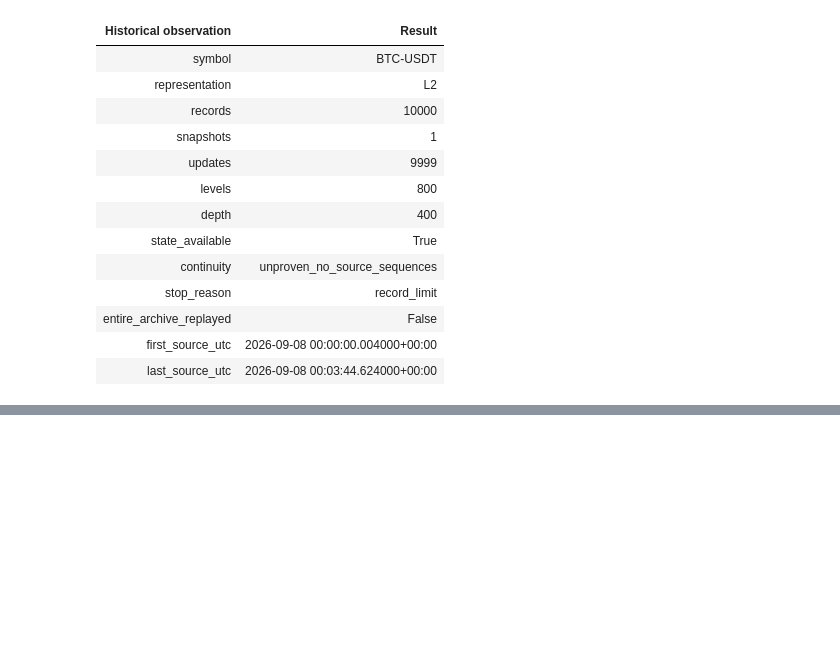
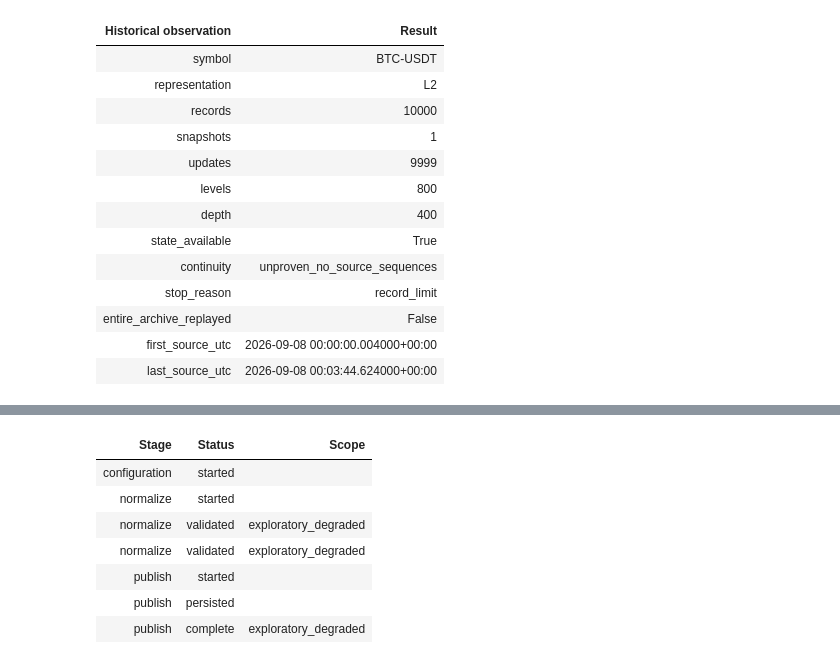
Before and after one commit to lixuanguang/alpha-research-lab-private, a Jupyter notebook: examples/research-foundations.ipynb, the cells around one changed output, grey strips where cells are left out. Drawn from its saved outputs; the diff is of its cells as text; code cells hidden in the pictures; blank space fills up the shorter version.

Commit message:
Compose generic dataset publication and streamline research notebook

```diff
--- a/examples/research-foundations.ipynb
+++ b/examples/research-foundations.ipynb
@@ -2393,0 +623,44 @@ measured need after that interface exists. Neither package is implemented here.
+# %%
+# standard library imports
+from shutil import which
+
+executable = which("alpha-dataset")
+assert executable is not None, "Refresh the installed package first."
+input_paths = [local / f"input-{index}.json" for index in range(len(inputs))]
+for path, item in zip(input_paths, inputs, strict=True):
+    path.write_bytes(codec.encode_json(item))
+command = subprocess.run(
+    [
+        executable,
+        "publish",
+        "--store",
+        str(raw_directory),
+        "--snapshots",
+        str(destination),
+        "--max-bytes",
+        str(max_bytes),
+        "--inputs",
+        *(str(path) for path in input_paths),
+    ],
+    cwd=local,
+    capture_output=True,
+    text=True,
+    check=False,
+    timeout=30,
+)
+assert command.returncode == 0, (command.stdout, command.stderr)
+records = [json.loads(line) for line in command.stdout.splitlines()]
+assert records[-1]["status"] == "complete" and records[-1]["snapshot_id"] == snapshot_id
+NotebookDisplay.show_table(
+    ("Stage", "Status", "Scope"),
+    [(row["stage"], row["status"], row.get("scope", "")) for row in records],
+)
+# %% [output]
+| Stage | Status | Scope |
+| configuration | started |  |
+| normalize | started |  |
+| normalize | validated | exploratory_degraded |
+| normalize | validated | exploratory_degraded |
+| publish | started |  |
+| publish | persisted |  |
+| publish | complete | exploratory_degraded |
```
Also changed, not shown: parts of 90 cells of this notebook, 17 other files.
